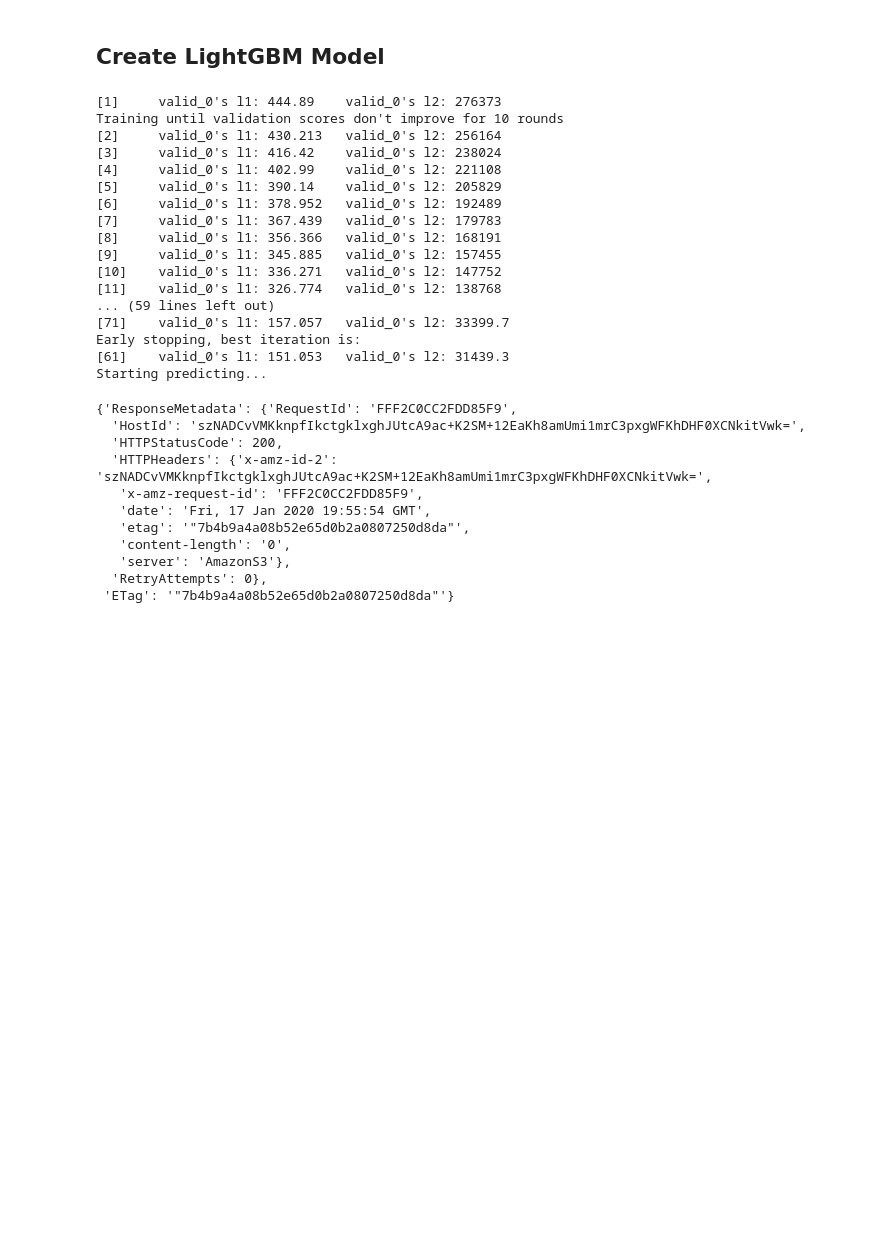
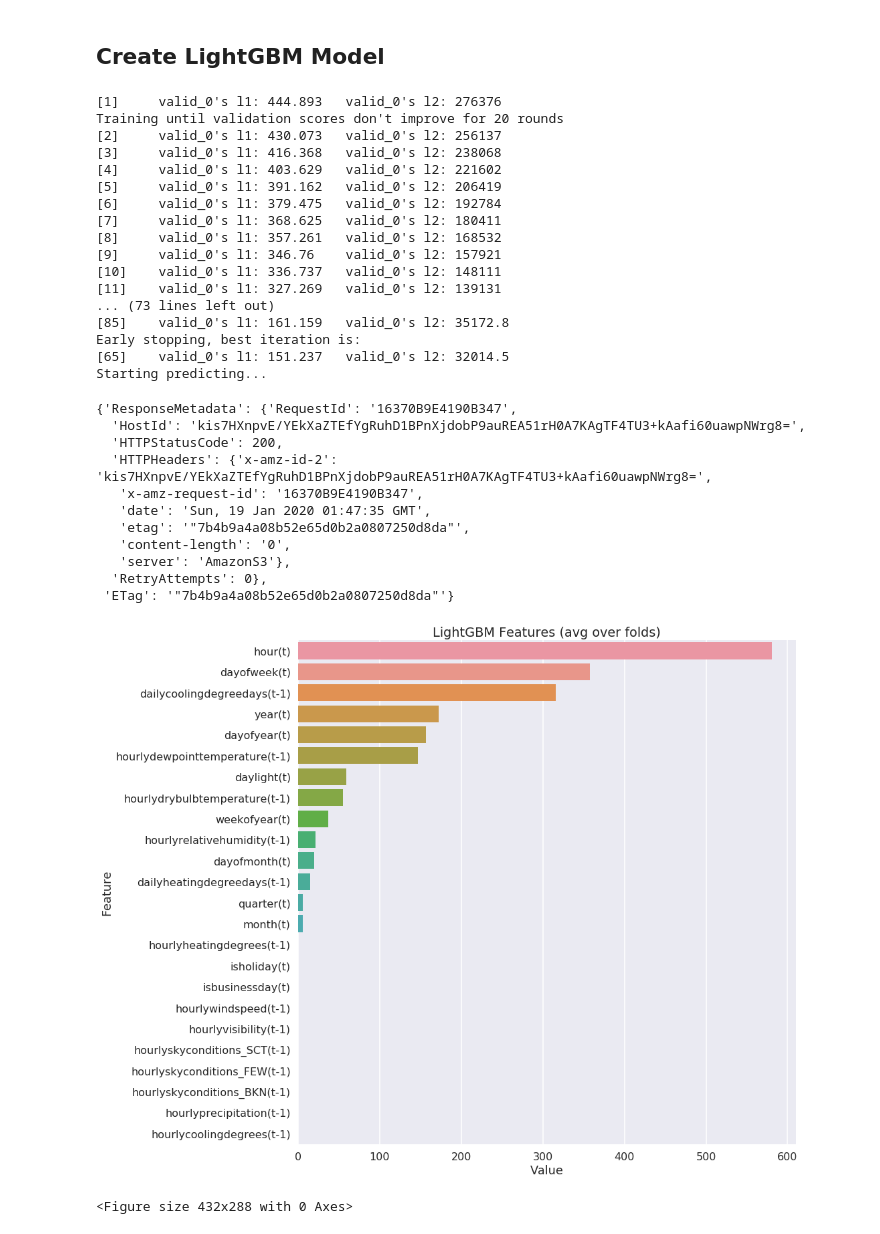
Before and after one commit to olavocarvalho/sagemaker-energy-demand, a Jupyter notebook: 5_B_MODEL__LOCAL_LIGHTGBM.ipynb, the cells around one changed output. Saved outputs shown, nothing was run; the diff lists cells and outputs as text; code cells hidden in the pictures; blank space fills up the shorter version.

Commit message:
wip LightGBM

```diff
--- a/5_B_MODEL__LOCAL_LIGHTGBM.ipynb
+++ b/5_B_MODEL__LOCAL_LIGHTGBM.ipynb
@@ -48,6 +48,9 @@ validation_location = 's3://{}/{}'.format(bucket, validation_key)
 
 df_train = pd.read_csv(train_location, index_col='datetime')
 df_validation = pd.read_csv(validation_location, index_col='datetime')
+# %%
+df_train = df_train.drop('hour(t-1)', axis=1)
+df_validation = df_validation.drop('hour(t-1)', axis=1)
 # %%
 def data_sppliter(df, label):
     cols = list(df.columns)
@@ -76,7 +79,7 @@ gbm = lgb.LGBMRegressor(num_leaves=31,
 gbm.fit(X_train, y_train,
         eval_set=[(X_validation, y_validation)],
         eval_metric='l1',
-        early_stopping_rounds=10)
+        early_stopping_rounds=20)
 
 print('Starting predicting...')
 
@@ -86,22 +89,22 @@ df_validation['LightGBM_demand_prediction'] = gbm.predict(X_validation, num_iter
 # eval
 #print('The rmse of prediction is:', mean_squared_error(y_true, y_validation) ** 0.5)
 # %% [output]
-[1]     valid_0's l1: 444.89    valid_0's l2: 276373
-Training until validation scores don't improve for 10 rounds
-[2]     valid_0's l1: 430.213   valid_0's l2: 256164
-[3]     valid_0's l1: 416.42    valid_0's l2: 238024
-[4]     valid_0's l1: 402.99    valid_0's l2: 221108
-[5]     valid_0's l1: 390.14    valid_0's l2: 205829
-[6]     valid_0's l1: 378.952   valid_0's l2: 192489
-[7]     valid_0's l1: 367.439   valid_0's l2: 179783
-[8]     valid_0's l1: 356.366   valid_0's l2: 168191
-[9]     valid_0's l1: 345.885   valid_0's l2: 157455
-[10]    valid_0's l1: 336.271   valid_0's l2: 147752
-[11]    valid_0's l1: 326.774   valid_0's l2: 138768
-... (59 lines left out)
-[71]    valid_0's l1: 157.057   valid_0's l2: 33399.7
+[1]     valid_0's l1: 444.893   valid_0's l2: 276376
+Training until validation scores don't improve for 20 rounds
+[2]     valid_0's l1: 430.073   valid_0's l2: 256137
+[3]     valid_0's l1: 416.368   valid_0's l2: 238068
+[4]     valid_0's l1: 403.629   valid_0's l2: 221602
+[5]     valid_0's l1: 391.162   valid_0's l2: 206419
+[6]     valid_0's l1: 379.475   valid_0's l2: 192784
+[7]     valid_0's l1: 368.625   valid_0's l2: 180411
+[8]     valid_0's l1: 357.261   valid_0's l2: 168532
+[9]     valid_0's l1: 346.76    valid_0's l2: 157921
+[10]    valid_0's l1: 336.737   valid_0's l2: 148111
+[11]    valid_0's l1: 327.269   valid_0's l2: 139131
+... (73 lines left out)
+[85]    valid_0's l1: 161.159   valid_0's l2: 35172.8
 Early stopping, best iteration is:
-[61]    valid_0's l1: 151.053   valid_0's l2: 31439.3
+[65]    valid_0's l1: 151.237   valid_0's l2: 32014.5
 Starting predicting...
 # %%
 df_lgb = df_validation[['LightGBM_demand_prediction']].copy()
@@ -114,14 +117,28 @@ key = 'predict/%s/pred_lightgbm.csv' % CITY
 df_lgb.to_csv(lgb_buffer, compression=None)
 s3_resource.Object(bucket, key).put(Body=lgb_buffer.getvalue())
 # %% [output]
-{'ResponseMetadata': {'RequestId': 'FFF2C0CC2FDD85F9',
-  'HostId': 'szNADCvVMKknpfIkctgklxghJUtcA9ac+K2SM+12EaKh8amUmi1mrC3pxgWFKhDHF0XCNkitVwk=',
+{'ResponseMetadata': {'RequestId': '16370B9E4190B347',
+  'HostId': 'kis7HXnpvE/YEkXaZTEfYgRuhD1BPnXjdobP9auREA51rH0A7KAgTF4TU3+kAafi60uawpNWrg8=',
   'HTTPStatusCode': 200,
-  'HTTPHeaders': {'x-amz-id-2': 'szNADCvVMKknpfIkctgklxghJUtcA9ac+K2SM+12EaKh8amUmi1mrC3pxgWFKhDHF0XCNkitVwk=',
-   'x-amz-request-id': 'FFF2C0CC2FDD85F9',
-   'date': 'Fri, 17 Jan 2020 19:55:54 GMT',
+  'HTTPHeaders': {'x-amz-id-2': 'kis7HXnpvE/YEkXaZTEfYgRuhD1BPnXjdobP9auREA51rH0A7KAgTF4TU3+kAafi60uawpNWrg8=',
+   'x-amz-request-id': '16370B9E4190B347',
+   'date': 'Sun, 19 Jan 2020 01:47:35 GMT',
    'etag': '"7b4b9a4a08b52e65d0b2a0807250d8da"',
    'content-length': '0',
    'server': 'AmazonS3'},
   'RetryAttempts': 0},
  'ETag': '"7b4b9a4a08b52e65d0b2a0807250d8da"'}
+# %%
+feature_imp = pd.DataFrame(sorted(zip(gbm.feature_importances_,X_train.columns)), columns=['Value','Feature'])
+sns.set_context('poster')
+sns.set_style("darkgrid")
+
+plt.figure(figsize=(15, 12))
+sns.barplot(x="Value", y="Feature", data=feature_imp.sort_values(by="Value", ascending=False))
+plt.title('LightGBM Features (avg over folds)')
+plt.tight_layout()
+plt.show()
+plt.savefig('lgbm_importances-01.png')
+# %% [output]
+[figure, added]
+<Figure size 432x288 with 0 Axes>
```
Also changed, not shown: parts of 2 cells of this notebook, 1 other file.
